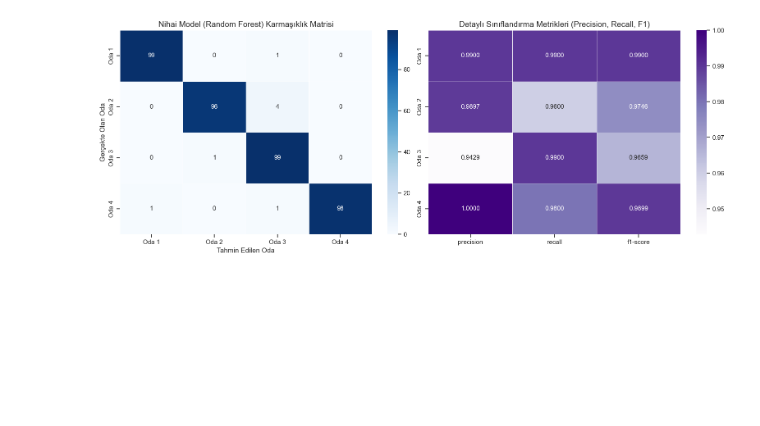
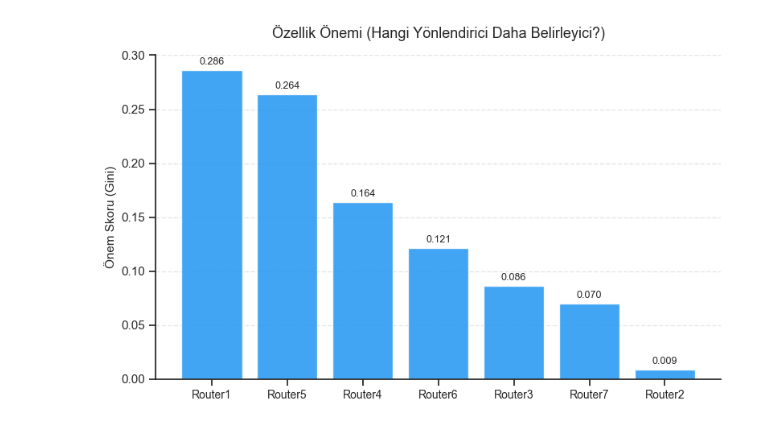
Before and after one commit to fuatefeozdemir/Wireless-Indoor-Localization, a Jupyter notebook: wifi_localization.ipynb, the cells around one changed output. Saved outputs shown, nothing was run; the diff lists cells and outputs as text; code cells hidden in the pictures; blank space fills up the shorter version.

```diff
--- a/wifi_localization.ipynb
+++ b/wifi_localization.ipynb
@@ -142,24 +275,29 @@ Parametreler: {'classifier__max_depth': None, 'classifier__min_samples_split': 2
 # %%
-y_pred_final = final_model.predict(X_test)
+rf_pipeline = Pipeline([
+    ('scaler', StandardScaler()),
+    ('classifier', RandomForestClassifier(random_state=42))
+])
+rf_pipeline.fit(X_train, y_train)
 
-fig, axes = plt.subplots(1, 2, figsize=(16, 6))
+feature_names = [f'Router{i}' for i in range(1, 8)]
+importances = rf_pipeline.named_steps['classifier'].feature_importances_
+indices = np.argsort(importances)[::-1]
 
-# 1. Karmaşıklık Matrisi Grafiği
-cm = confusion_matrix(y_test, y_pred_final)
-sns.heatmap(cm, annot=True, fmt='d', cmap='Blues', linewidths=0.5,
-            xticklabels=[f'Oda {i}' for i in range(1, 5)],
-            yticklabels=[f'Oda {i}' for i in range(1, 5)], ax=axes[0])
-axes[0].set_title(f"Nihai Model ({best_model_name}) Karmaşıklık Matrisi")
-axes[0].set_xlabel("Tahmin Edilen Oda")
-axes[0].set_ylabel("Gerçekte Olan Oda")
+fig, ax = plt.subplots(figsize=(8, 5))
+bars = ax.bar(range(7), importances[indices], color='#2196F3', alpha=0.85, edgecolor='white')
 
-# 2. Sınıflandırma Raporu (Classification Report) Isı Haritası
-report_dict = classification_report(y_test, y_pred_final, target_names=[f'Oda {i}' for i in range(1, 5)], output_dict=True)
-report_df = pd.DataFrame(report_dict).iloc[:-1, :4].T
-sns.heatmap(report_df, annot=True, cmap='Purples', fmt='.4f', linewidths=0.5, ax=axes[1])
-axes[1].set_title("Detaylı Sınıflandırma Metrikleri (Precision, Recall, F1)")
+for bar, val in zip(bars, importances[indices]):
+    ax.text(bar.get_x() + bar.get_width()/2, bar.get_height() + 0.003,
+            f'{val:.3f}', ha='center', va='bottom', fontsize=9)
+
+ax.set_xticks(range(7))
+ax.set_xticklabels([feature_names[i] for i in indices], fontsize=10)
+ax.set_ylabel('Önem Skoru (Gini)', fontsize=11)
+ax.set_title('Özellik Önemi (Hangi Yönlendirici Daha Belirleyici?)', fontsize=13, pad=15)
+ax.yaxis.grid(True, linestyle='--', alpha=0.5)
+ax.set_axisbelow(True)
 
 plt.tight_layout()
 plt.show()
 # %% [output]
-[figure, old version]
+[figure, new version]
```
Also changed, not shown: parts of 15 cells of this notebook.
